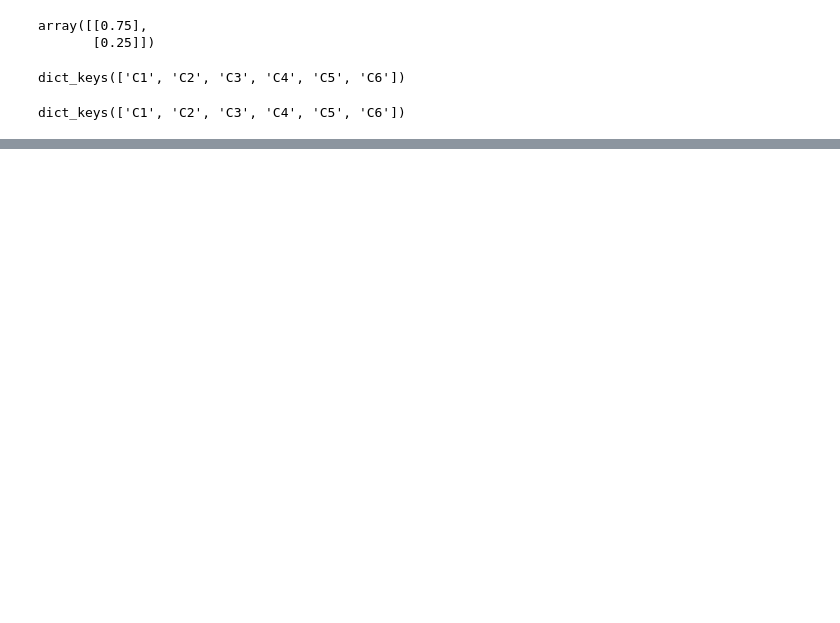
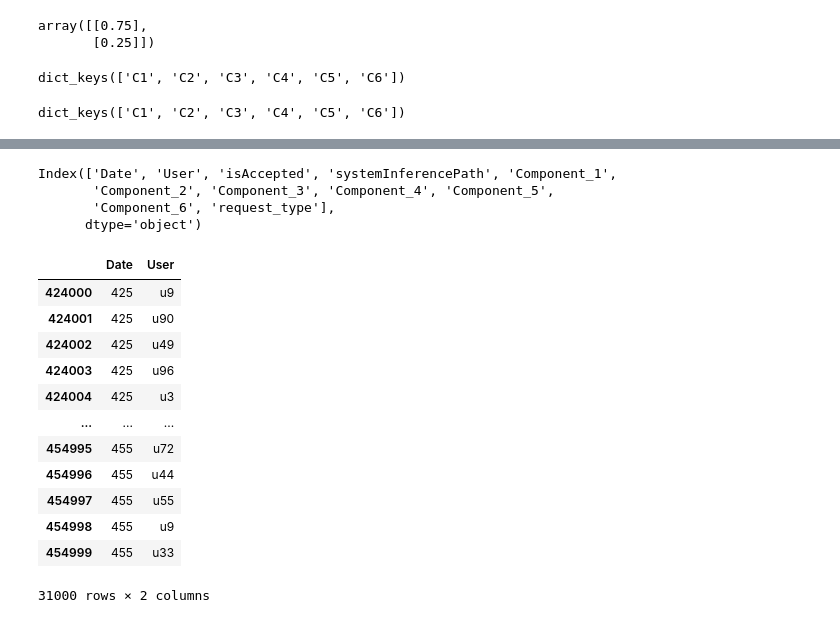
Before and after one commit to fernandes-alexandreg/hitl-telemetry-sim, a Jupyter notebook: notebooks/02_composite_system_hitl_sim.ipynb, the cells around one changed output, grey strips where cells are left out. Cells and saved outputs as stored; diff of their text form; code cells hidden in the pictures; blank space fills up the shorter version.

```diff
--- a/notebooks/02_composite_system_hitl_sim.ipynb
+++ b/notebooks/02_composite_system_hitl_sim.ipynb
@@ -189,0 +324,25 @@ fig.show()
+# %%
+select_telemetry = historical_telemetry_df.loc[historical_telemetry_df.Date >= 365 + 60]
+# %%
+select_telemetry.columns
+# %% [output]
+Index(['Date', 'User', 'isAccepted', 'systemInferencePath', 'Component_1',
+       'Component_2', 'Component_3', 'Component_4', 'Component_5',
+       'Component_6', 'request_type'],
+      dtype='object')
+# %%
+select_telemetry[['Date','User']]
+# %% [output]
+|  | Date | User |
+| 424000 | 425 | u9 |
+| 424001 | 425 | u90 |
+| 424002 | 425 | u49 |
+| 424003 | 425 | u96 |
+| 424004 | 425 | u3 |
+| ... | ... | ... |
+| 454995 | 455 | u72 |
+| 454996 | 455 | u44 |
+| 454997 | 455 | u55 |
+| 454998 | 455 | u9 |
+| 454999 | 455 | u33 |
+31000 rows × 2 columns
```
Also changed, not shown: parts of 19 cells of this notebook, 8 other files.
